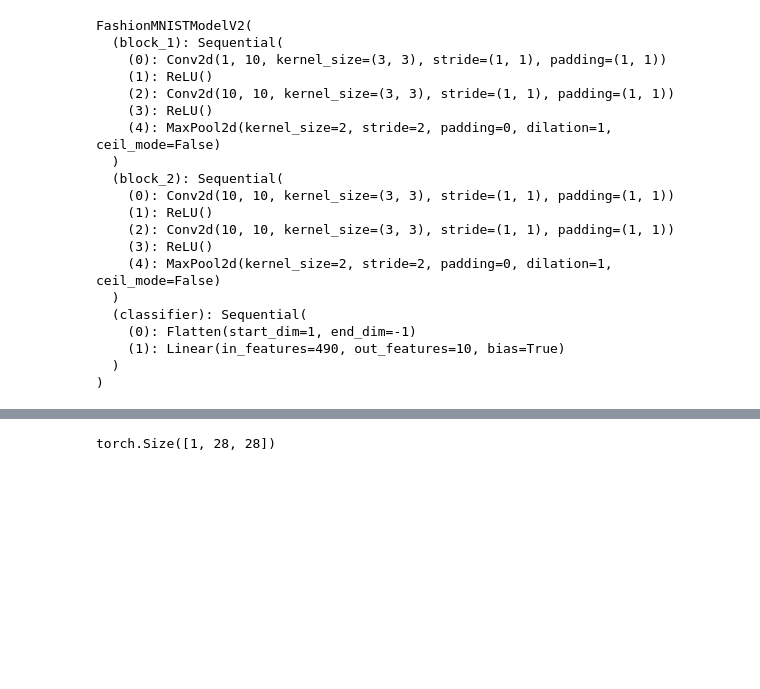
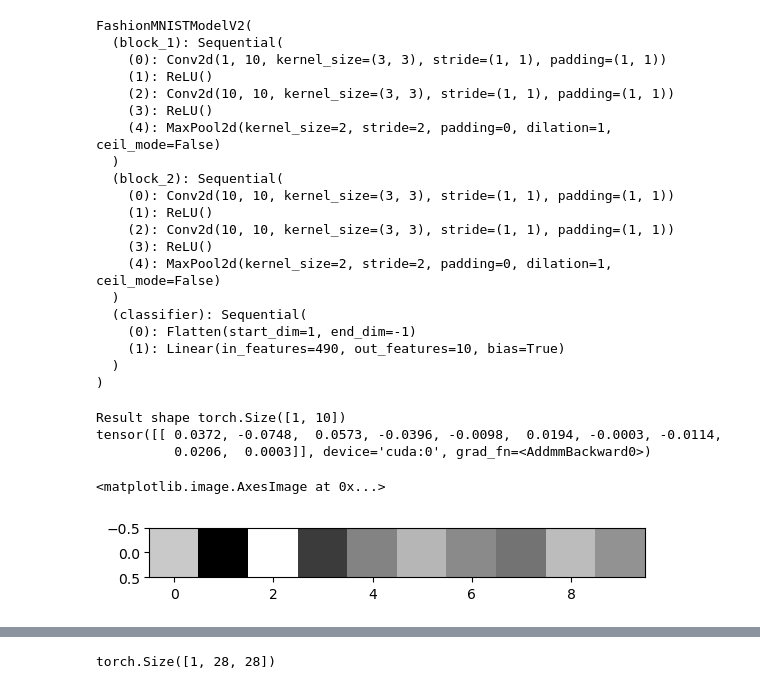
Before and after one commit to gusanagy/ZTM_pytorch, a Jupyter notebook: Computer Vision/03_pytorch_fundamentals_computer_vision.ipynb, the cells around one changed output, grey strips where cells are left out. Saved outputs shown, nothing was run; the diff lists cells and outputs as text; code cells hidden in the pictures; blank space fills up the shorter version.

```diff
--- a/Computer Vision/03_pytorch_fundamentals_computer_vision.ipynb
+++ b/Computer Vision/03_pytorch_fundamentals_computer_vision.ipynb
@@ -860,6 +854,21 @@ FashionMNISTModelV2(
     (1): Linear(in_features=490, out_features=10, bias=True)
   )
 )
+# %%
+dummy_x = torch.rand([1,1, 28, 28]).to(device)
+dummy_img = model_2(dummy_x)
+dummy_shape = dummy_img.shape
+print(f'Result shape {dummy_shape}')
+print(dummy_img)
+# %% [output]
+Result shape torch.Size([1, 10])
+tensor([[ 0.0372, -0.0748,  0.0573, -0.0396, -0.0098,  0.0194, -0.0003, -0.0114,
+          0.0206,  0.0003]], device='cuda:0', grad_fn=<AddmmBackward0>)
+# %%
+plt.imshow(dummy_img.detach().to("cpu"),cmap='gray')
+# %% [output]
+<matplotlib.image.AxesImage at 0x...>
+[figure, added]
 # %%
 plt.imshow(image.squeeze(),cmap='gray')
 # %% [output]
```
Also changed, not shown: parts of 40 cells of this notebook.
